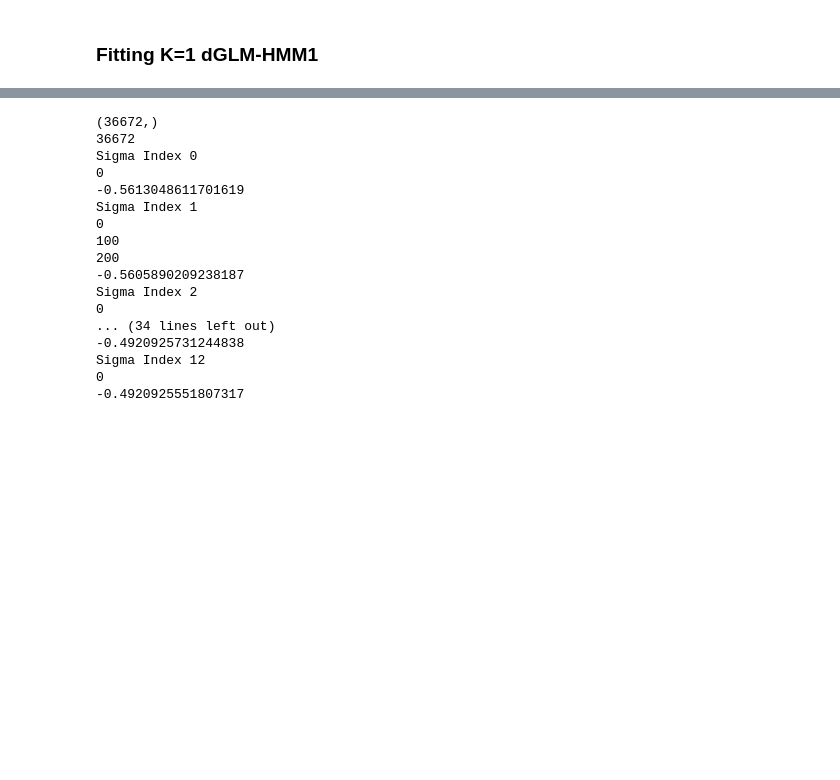
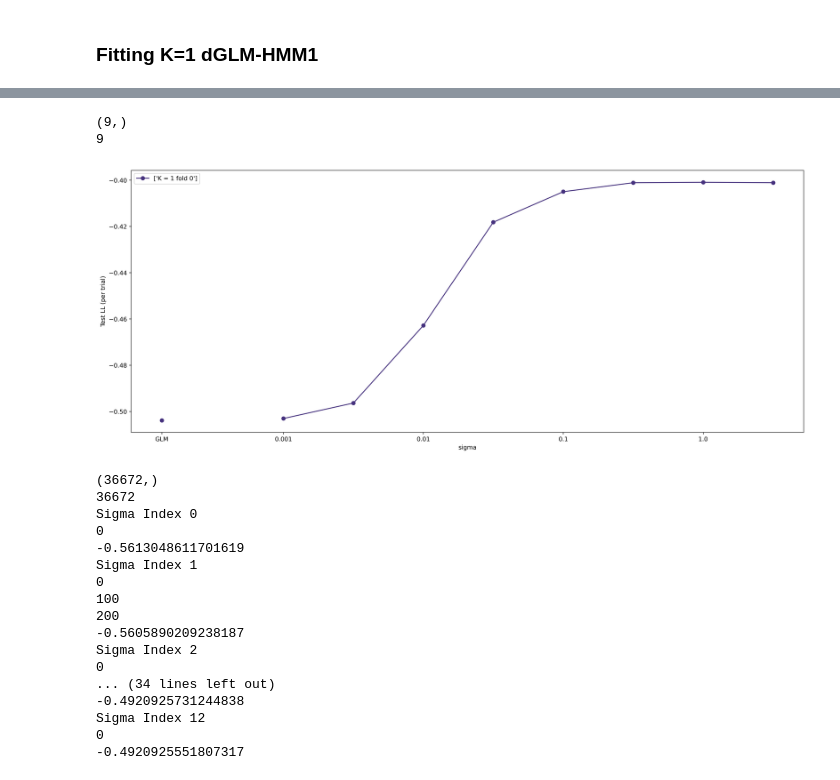
Before and after one commit to lenca56/Pillow_dGLM-HMM, a Jupyter notebook: code/IBL_Analysis.ipynb, the cells around one changed output, grey strips where cells are left out. Saved outputs shown, nothing was run; the diff lists cells and outputs as text; code cells hidden in the pictures; blank space fills up the shorter version.

```diff
--- a/code/IBL_Analysis.ipynb
+++ b/code/IBL_Analysis.ipynb
@@ -157,3 +157,11 @@ for subject in ['ibl_witten_16','ibl_witten_15']: #subjectsWitten:
 ### Fitting K=1 dGLM-HMM1 with CV for folds=4
 # %% [markdown]
 ### Fitting K=1 dGLM-HMM1
+# %%
+# setting hyperparameters
+sigmaList = [0] + [10**x for x in list(np.arange(-3,1,0.5,dtype=float))] + [10**x for x in list(np.arange(1,4,1,dtype=float))]
+L2penaltyW = 1
+priorDirP = None
+maxiter = 300
+splitFolds = 4
+fitFolds = 2
@@ -159,0 +240,40 @@ for subject in ['ibl_witten_16','ibl_witten_15']: #subjectsWitten:
+# %%
+print(testLl[0].shape)
+print(len(sigmaList))
+# %% [output]
+(9,)
+9
+# %%
+def plot_testLl_CV_sigma(testLl, sigmaList, label, color, axes):
+    '''
+    function that plots test LL as a function of sigma
+
+    Parameters
+    ----------
+    testLl: len(sigmaList) x 1 numpy array
+        per trial log-likelihood on test data
+    sigmaList: list
+
+    '''
+    colormap = sns.color_palette("viridis")
+    sigmaListEven = [sigmaList[ind] for ind in range(len(sigmaList)) if ind%2==0]
+    sigmaListOdd = [sigmaList[ind] for ind in range(len(sigmaList)) if ind%2==1] #+ [sigmaList[ind] for ind in range(11,len(sigmaList))]
+    # sigmaListOdd = [sigmaList[ind] for ind in range(11) if ind%2==1] #+ [sigmaList[ind] for ind in range(11,len(sigmaList))]
+    axes.plot(np.log(sigmaList[1:]), testLl[1:], '-o', color=colormap[color], label=label)
+    if(sigmaList[0]==0):
+        axes.scatter(-2 + np.log(sigmaList[1]), testLl[0], color=colormap[0])
+        if (K==1):
+            axes.set_xticks([-2 + np.log(sigmaList[1])]+list(np.log(sigmaListOdd)),['GLM'] + [f'{np.round(sigma,4)}' for sigma in sigmaListOdd])
+        else:
+            axes.set_xticks([-2 + np.log(sigmaList[1])]+list(np.log(sigmaListOdd)),['GLM-HMM'] + [f'{np.round(sigma,4)}' for sigma in sigmaListOdd])
+    else:
+        axes.scatter(np.log(sigmaList[0]), testLl[0], color=colormap[color])
+        axes.set_xticks([np.log(sigmaListEven)],[f'{np.round(sigma,4)}' for sigma in sigmaListEven])
+    axes.set_ylabel("Test LL (per trial)")
+    axes.set_xlabel("sigma")
+    axes.legend()
+
+fig, axes = plt.subplots(1,figsize=(20,8), dpi=400)
+plot_testLl_CV_sigma(testLl[0], sigmaList=sigmaList, label=['K = 1 fold 0'], color=0, axes=axes)
+# %% [output]
+[figure, added]
```
Also changed, not shown: parts of 4 cells of this notebook, 3 other files.
